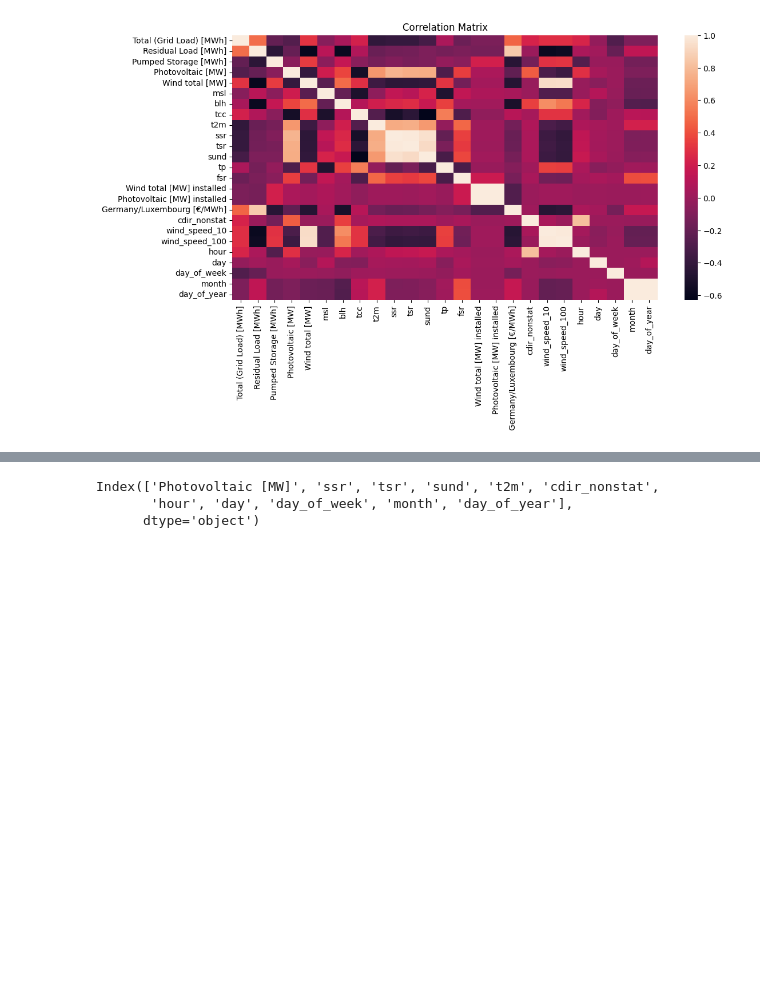
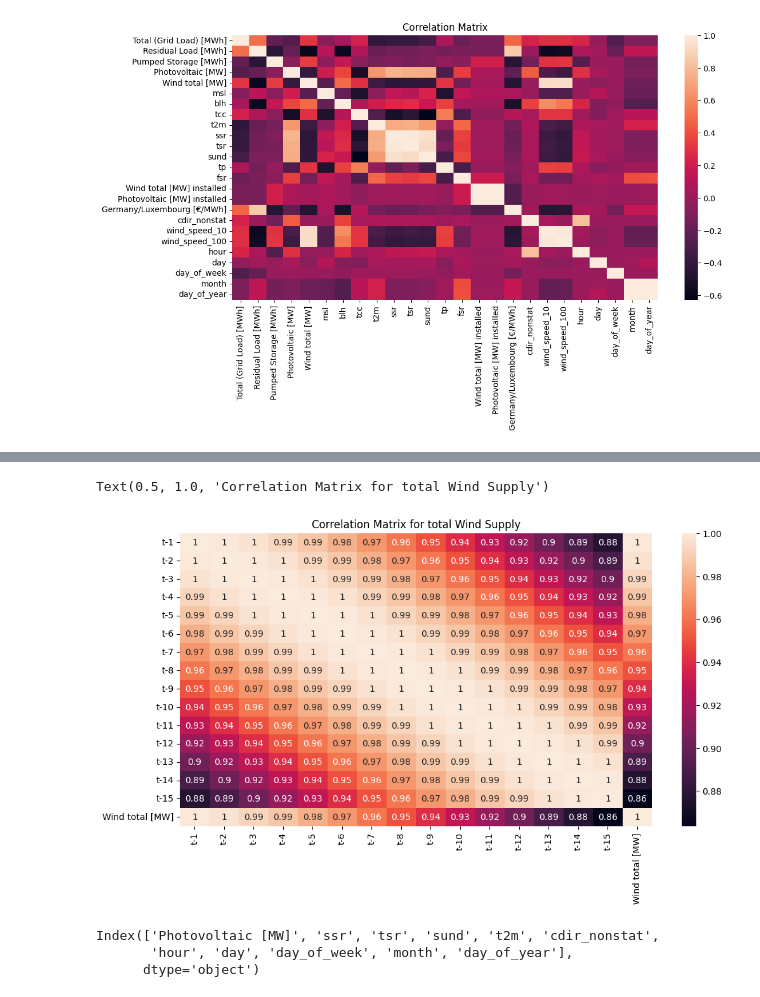
Before and after one commit to UBela/GRUeneEnergie, a Jupyter notebook: pre_processing_data.ipynb, the cells around one changed output, grey strips where cells are left out. Cells and saved outputs as stored; diff of their text form; code cells hidden in the pictures; blank space fills up the shorter version.

```diff
--- a/pre_processing_data.ipynb
+++ b/pre_processing_data.ipynb
@@ -858,0 +927,9 @@ plt.show()
+# %%
+#same for total wind supply
+
+wind_corr = pd.DataFrame()
+for i in range(1, HISTORY+1):
+    wind_corr[f't-{i}'] = min_max_norm_data_train['Wind total [MW]'].shift(i)
+wind_corr['Wind total [MW]'] = min_max_norm_data_train['Wind total [MW]']
+wind_corr = wind_corr.dropna()
+wind_corr.head()
@@ -858,0 +943,3 @@ plt.show()
+# %%
+corr_matrix_wind = wind_corr.corr()
+corr_matrix_wind['Wind total [MW]'].sort_values(ascending=False)
@@ -859,3 +964,11 @@ plt.show()
+# %%
+#plot correlation matrix
+plt.figure(figsize=(12, 6))
+sns.heatmap(corr_matrix_wind, annot=True)
+plt.title("Correlation Matrix for total Wind Supply")
+# %% [output]
+Text(0.5, 1.0, 'Correlation Matrix for total Wind Supply')
+[figure, added]
 # %%
 # select only the most significant variables for solar energy prediction
 significant_solar = correlation['Photovoltaic [MW]'].sort_values(ascending=False).index[:6]
```
Also changed, not shown: parts of 6 cells of this notebook.
